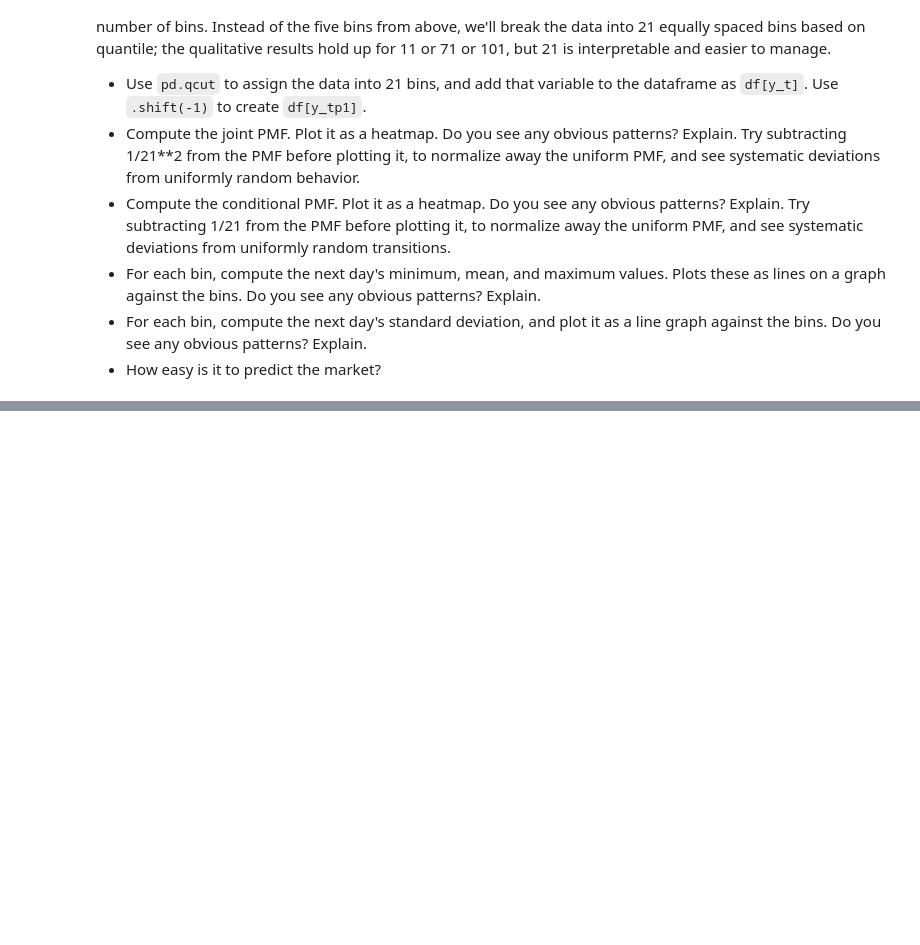
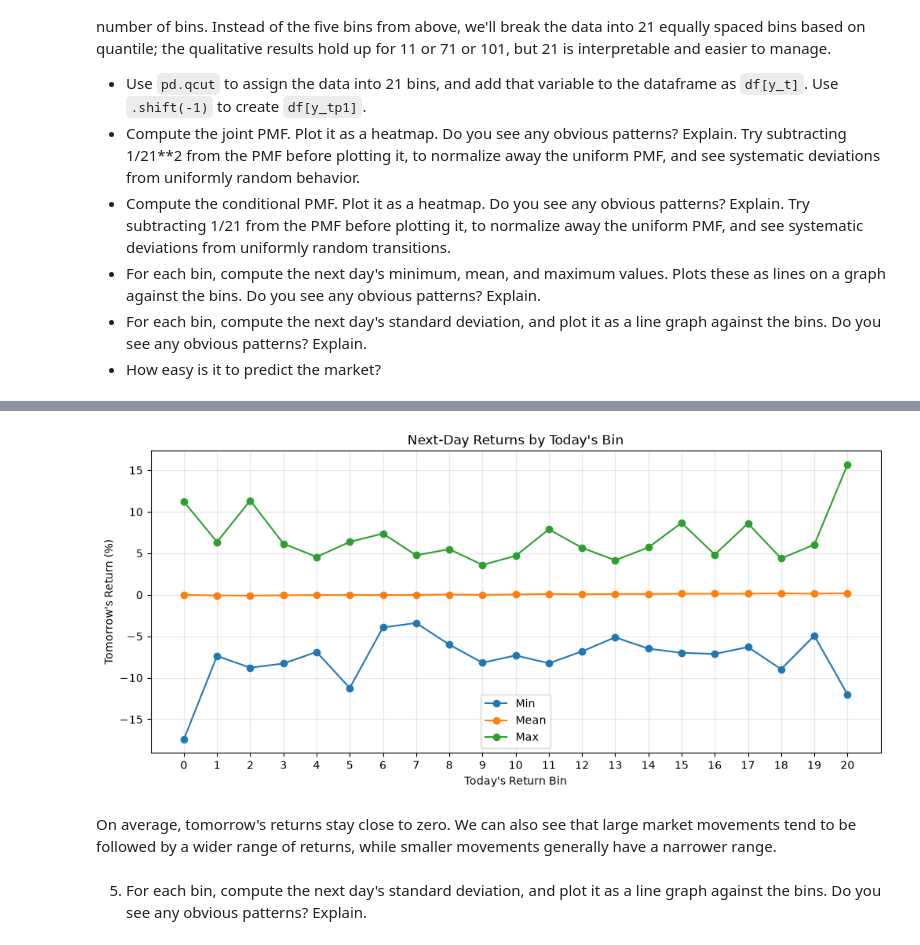
Before and after one commit to jonathan-orellana/uu_markov, a Jupyter notebook: lab_1/lab.ipynb, the cells around one changed output, grey strips where cells are left out. Cells and saved outputs as stored; diff of their text form; code cells hidden in the pictures; blank space fills up the shorter version.

```diff
--- a/lab_1/lab.ipynb
+++ b/lab_1/lab.ipynb
@@ -291,0 +389,9 @@ The choice of five bins was arbitrary. For more realistic or complex models, we'
+# %%
+df_market_21['next_return'] = df['market_return_pct'].shift(-1)
+
+return_summary = (
+    df_market_21.groupby('y_t')['next_return']
+    .agg(['min', 'mean', 'max'])
+)
+
+return_summary
@@ -291,0 +417,24 @@ The choice of five bins was arbitrary. For more realistic or complex models, we'
+# %%
+plt.figure(figsize=(12, 5))
+
+for column in ['min', 'mean', 'max']:
+    plt.plot(
+        return_summary.index,
+        return_summary[column],
+        marker='o',
+        label=column.capitalize()
+    )
+
+plt.xlabel("Today's Return Bin")
+plt.ylabel("Tomorrow's Return (%)")
+plt.title("Next-Day Returns by Today's Bin")
+plt.xticks(range(21))
+plt.legend()
+plt.grid(alpha=0.3)
+plt.show()
+# %% [output]
+[figure, added]
+# %% [markdown]
+On average, tomorrow's returns stay close to zero. We can also see that large market movements tend to be followed by a wider range of returns, while smaller movements generally have a narrower range.
+# %% [markdown]
+5. For each bin, compute the next day's standard deviation, and plot it as a line graph against the bins. Do you see any obvious patterns? Explain.
```
Also changed, not shown: parts of 19 cells of this notebook.
